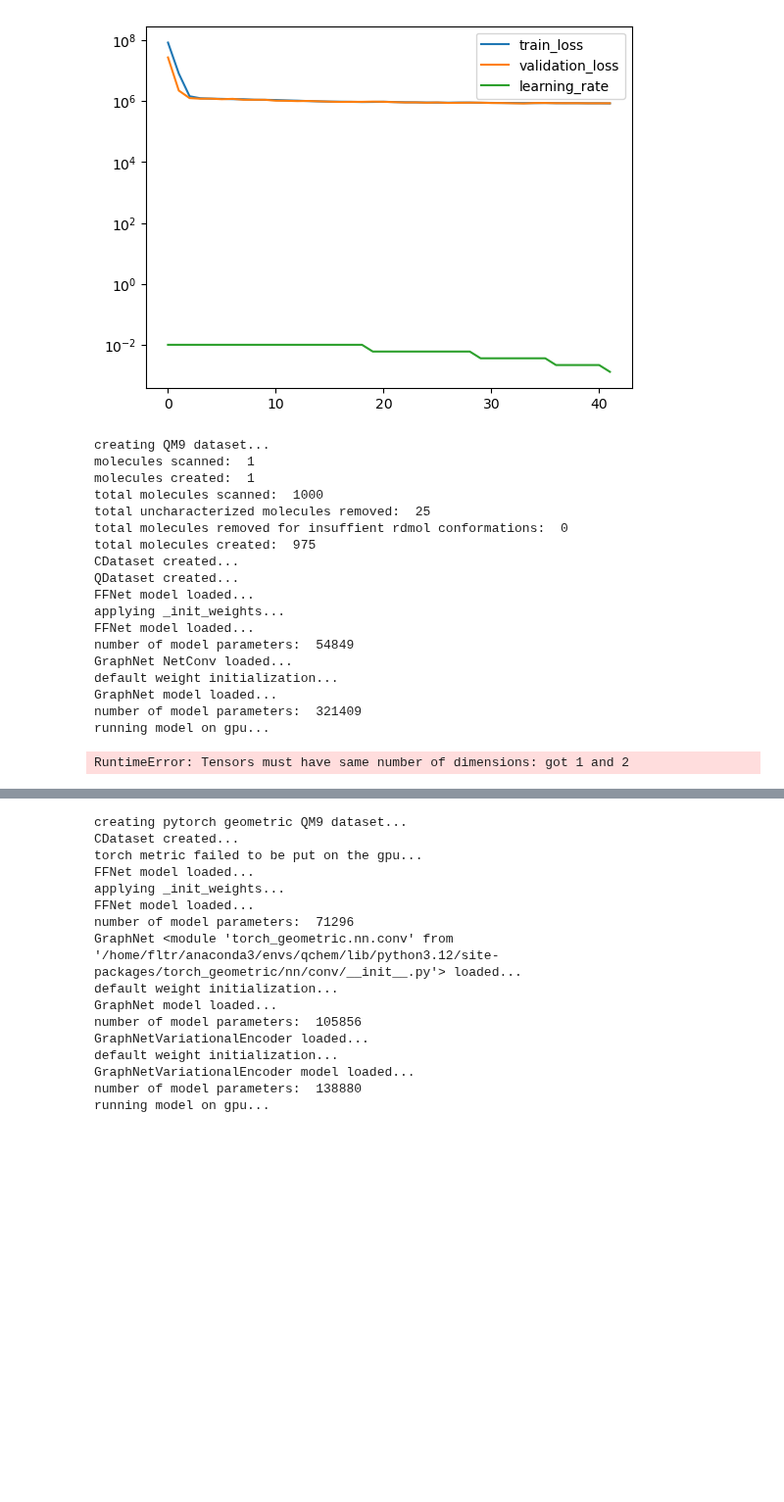
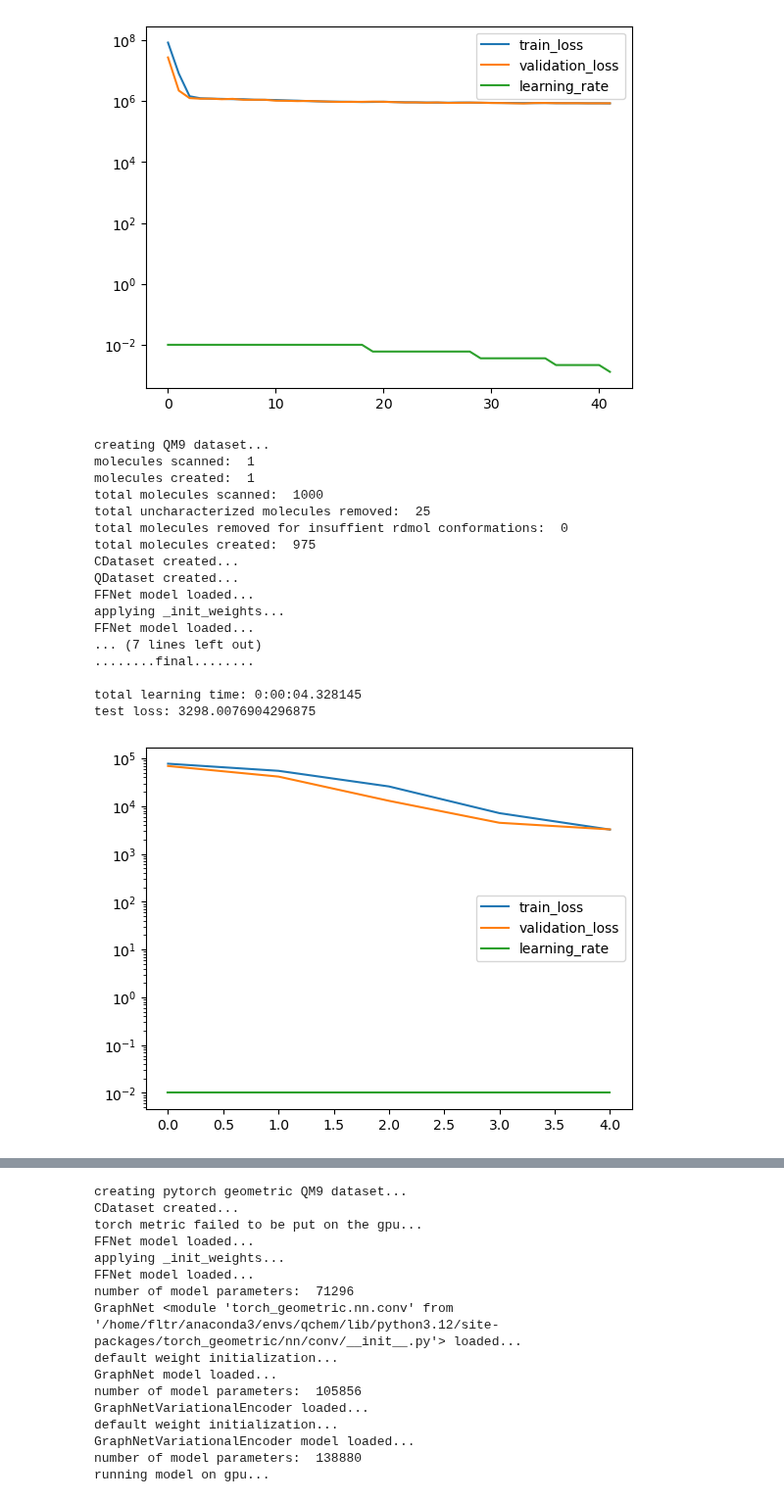
Before and after one commit to icanswim/qchem, a Jupyter notebook: experiment.ipynb, the cells around one changed output, grey strips where cells are left out. Shown at 98% size. Cells and saved outputs as stored; diff of their text form; code cells hidden in the pictures; blank space fills up the shorter version.

```diff
--- a/experiment.ipynb
+++ b/experiment.ipynb
@@ -625,27 +633,30 @@ rdkit_features = ['atom_type','atomic_number','aromatic','chirality',
 
 rdkit_edge = ['edge_indices','edge_attr']
 
-lookup_hybrid = QM9.embed_lookup['hybridization']
-lookup_chiral = QM9.embed_lookup['chirality']
+lookup = QM9.embed_lookup
 
-ds_param = {'train_param': {'input_dict': {'x': ['hybridization',
-                                                 'chirality',
+ds_param = {'train_param': {'input_dict': {'x': [
                                                  'atomic_number',
                                                  'aromatic',
                                                  'degree',
                                                   ],
                                             'idx': ['idx'],
                                             'edge_index': ['edge_indices'],
-                                            'edge_attr': ['bond_type','bond_ring'],
+                                            'bond_type': ['bond_type'],
+                                            #'bond_ring': ['bond_ring'],
+                                            'hybridization': ['hybridization'],
+                                            'chirality': ['chirality'],
                                             #'coulomb': ['coulomb'],
                                             #'distance': ['distance'],
                                             #'adjacency': ['adjacency'],
                                             #'mulliken': ['mulliken'],
                                             'y': ['U0']},
                               'transforms': {
-                                             'hybridization': [EmbedLookup(lookup_hybrid), AsTensor()],
-                                             'chirality': [EmbedLookup(lookup_chiral), AsTensor()],
-                                             'atomic_number': [ExpandN(1),AsTensor()],
+                                             'hybridization': [EmbedLookup(lookup['hybridization']),
+                                                               AsTensor()],
+                                             'chirality': [EmbedLookup(lookup['chirality']),
+                                                           AsTensor()],
+                                             'atomic_number': [ExpandN(1), AsTensor()],
                                              'aromatic': [ExpandN(1), AsTensor()],
                                              'degree': [ExpandN(1), AsTensor()],
                                              'edge_indices': [AsTensor()],
@@ -654,11 +665,11 @@ ds_param = {'train_param': {'input_dict': {'x': ['hybridization',
                                              'bond_type': [AsTensor()],
                                              'bond_stereo': [AsTensor()],
                                              'bond_conjugated': [AsTensor()],
-                                             'bond_ring': [AsTensor()],
+                                             'bond_ring': [ExpandN(1), AsTensor()],
                                              'distance': [],
                                              'adjacency': [],
                                              'idx': [AsTensor()],
-                                             'U0': [AsTensor()],
+                                             'U0': [ExpandN(1), AsTensor()],
                                             },
                               #'filter_on': ('n_atoms','>','8'),
                               'n': 1000, #non-random subset for testing,
@@ -675,17 +686,17 @@ model_param = {'in_channels': 16+16+1+1+1,
                'conv_act': 'ReLU',
                'dropout': .3,
                'activation': 'ReLU',
-               'edge_attr': ['bond_type','bond_ring'],
+               'edge_attr': ['bond_type'],
+               'data_keys': ['x','hybridization','chirality'],
                'embed_param': {
-                               'hybridization': (9,16,0,True),
-                               'chirality': (4,16,0,True),
-                               'bond_type': (5,16,None,True),
+                               'hybridization': (9,16,None,True),
+                               'chirality': (5,16,None,True),
+                               'bond_type': (6,16,None,True),
                                },
-               'layer_param': {'edge_features': 16+1},
+               'layer_param': {'edge_features': 16},
                'ffn_param': {'in_channels': 64,
                              'hidden': 128,
                              'out_channels': 1}}
-
 
 metrics_param = {'report_interval': 10,
                  'log_plot': True,
@@ -695,37 +706,36 @@ opt_param = {'lr': 0.01}
 
 crit_param = {'reduction': 'sum'}
 
 sample_param = {'set_seed': 88,
                 'splits': (.7, .15)}
 
 sched_param = {'factor': .6,
                'patience': 3,
                'cooldown': 3}
 
 
 l = Learn([QM9], GraphNet, Selector,
           Optimizer=Adam, Scheduler=ReduceLROnPlateau, Criterion=MSELoss, DataLoader=DataLoader,
           model_param=model_param, ds_param=ds_param, sample_param=sample_param,
           opt_param=opt_param, sched_param=sched_param, crit_param=crit_param,
           metrics_param=metrics_param,
           batch_size=12, epochs=5, save_model=False, load_model=None)
 # %% [output]
 creating QM9 dataset...
 molecules scanned:  1
 molecules created:  1
 total molecules scanned:  1000
 total uncharacterized molecules removed:  25
 total molecules removed for insuffient rdmol conformations:  0
 total molecules created:  975
 CDataset created...
 QDataset created...
 FFNet model loaded...
 applying _init_weights...
 FFNet model loaded...
-number of model parameters:  54849
-GraphNet NetConv loaded...
-default weight initialization...
-GraphNet model loaded...
-number of model parameters:  321409
-running model on gpu...
+... (7 lines left out)
+........final........
+
+total learning time: 0:00:04.328145
+test loss: 3298.0076904296875
-RuntimeError: Tensors must have same number of dimensions: got 1 and 2
+[figure, added]
```
Also changed, not shown: parts of 9 cells of this notebook, 2 other files.
